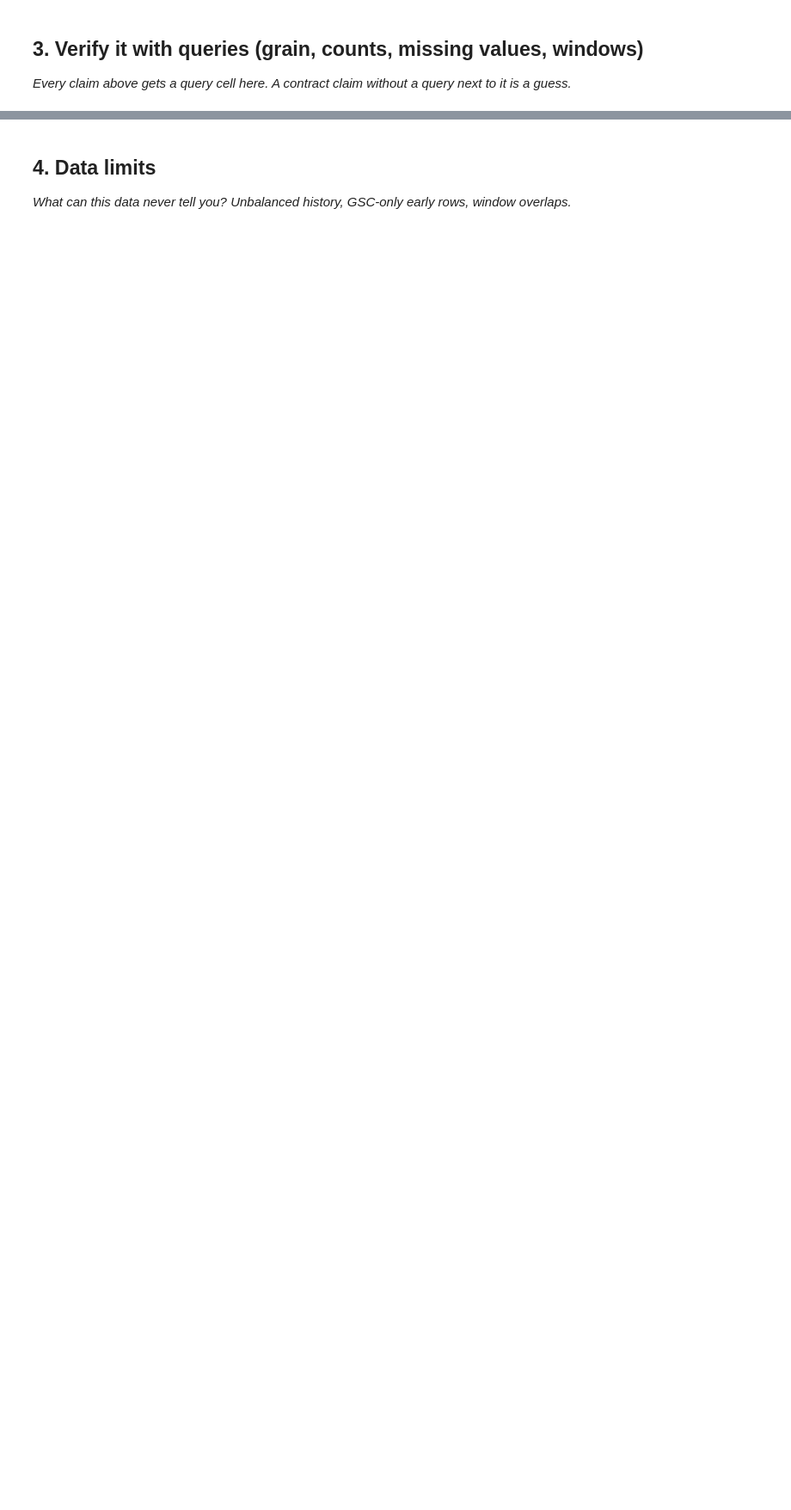
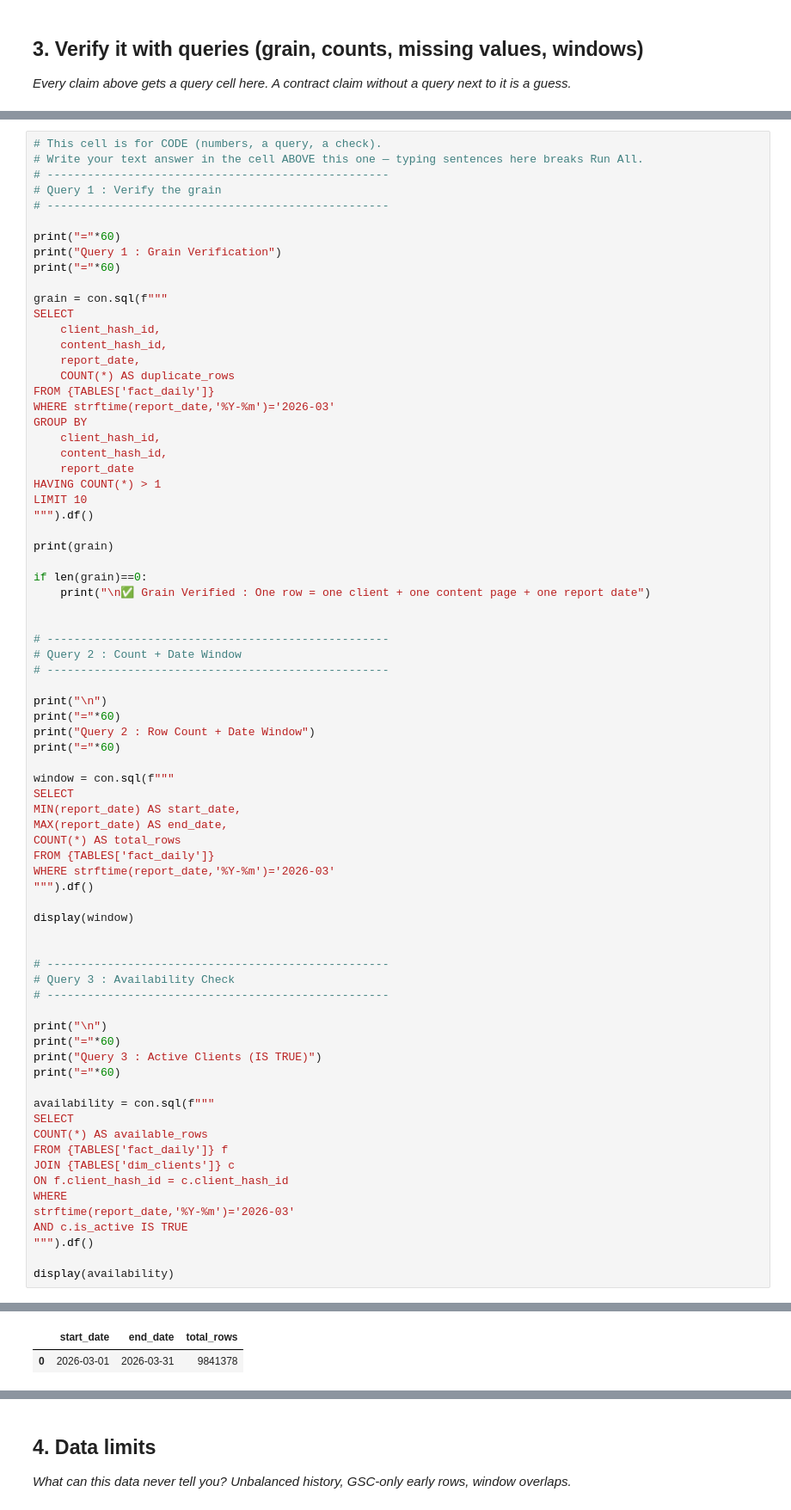
Before and after one commit to kaifahmad236/flyrank-ml-internship, a Jupyter notebook: work/notebooks/w03_data_contract.ipynb, the cells around one changed output, grey strips where cells are left out. Shown at 86% size. Drawn from its saved outputs; the diff is of its cells as text; blank space fills up the shorter version.

```diff
--- a/work/notebooks/w03_data_contract.ipynb
+++ b/work/notebooks/w03_data_contract.ipynb
@@ -29,0 +132,76 @@ This skeleton is yours to fill. Work the sections **in order** — each one has
+# %%
+# This cell is for CODE (numbers, a query, a check).
+# Write your text answer in the cell ABOVE this one — typing sentences here breaks Run All.
+# ---------------------------------------------------
+# Query 1 : Verify the grain
+# ---------------------------------------------------
+
+print("="*60)
+print("Query 1 : Grain Verification")
+print("="*60)
+
+grain = con.sql(f"""
+SELECT
+    client_hash_id,
+    content_hash_id,
+    report_date,
+    COUNT(*) AS duplicate_rows
+FROM {TABLES['fact_daily']}
+WHERE strftime(report_date,'%Y-%m')='2026-03'
+GROUP BY
+    client_hash_id,
+    content_hash_id,
+    report_date
+HAVING COUNT(*) > 1
+LIMIT 10
+""").df()
+
+print(grain)
+
+if len(grain)==0:
+    print("\n✅ Grain Verified : One row = one client + one content page + one report date")
+
+
+# ---------------------------------------------------
+# Query 2 : Count + Date Window
+# ---------------------------------------------------
+
+print("\n")
+print("="*60)
+print("Query 2 : Row Count + Date Window")
+print("="*60)
+
+window = con.sql(f"""
+SELECT
+MIN(report_date) AS start_date,
+MAX(report_date) AS end_date,
+COUNT(*) AS total_rows
+FROM {TABLES['fact_daily']}
+WHERE strftime(report_date,'%Y-%m')='2026-03'
+""").df()
+
+display(window)
+
+
+# ---------------------------------------------------
+# Query 3 : Availability Check
+# ---------------------------------------------------
+
+print("\n")
+print("="*60)
+print("Query 3 : Active Clients (IS TRUE)")
+print("="*60)
+
+availability = con.sql(f"""
+SELECT
+COUNT(*) AS available_rows
+FROM {TABLES['fact_daily']} f
+JOIN {TABLES['dim_clients']} c
+ON f.client_hash_id = c.client_hash_id
+WHERE
+strftime(report_date,'%Y-%m')='2026-03'
+AND c.is_active IS TRUE
+""").df()
+
+display(availability)
+# %% [output]
@@ -29,0 +221,2 @@ This skeleton is yours to fill. Work the sections **in order** — each one has
+|  | start_date | end_date | total_rows |
+| 0 | 2026-03-01 | 2026-03-31 | 9841378 |
```
Also changed, not shown: parts of 11 cells of this notebook.
